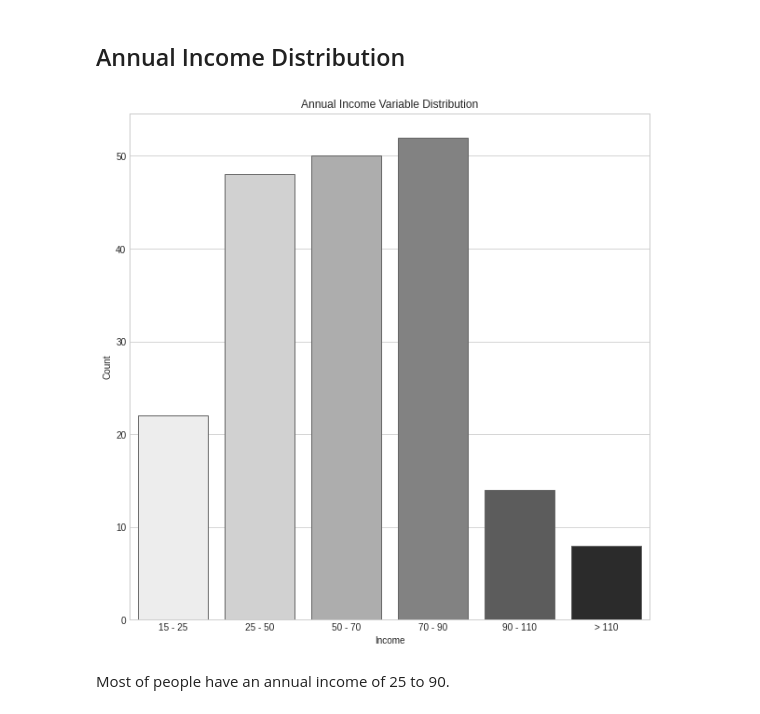
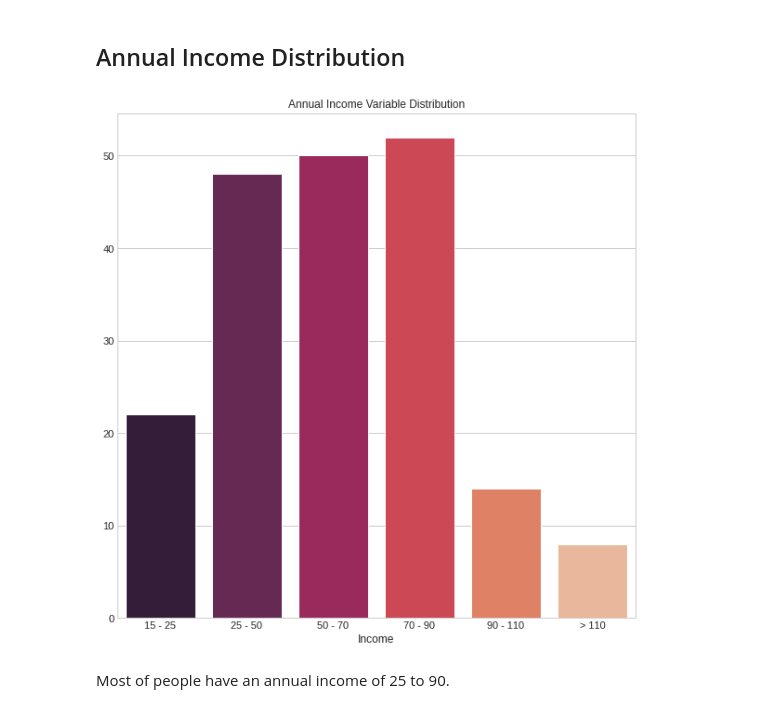
Before and after one commit to MatheusRocha0/Customers-Segmentation, a Jupyter notebook: Customers_Segmentation.ipynb, the cells around one changed output. Cells and saved outputs as stored; diff of their text form; code cells hidden in the pictures.

```diff
--- a/Customers_Segmentation.ipynb
+++ b/Customers_Segmentation.ipynb
@@ -38,0 +29,4 @@ data.head()
+# %%
+url = "https://github.com/MatheusRocha0/Customers-Segmentation/raw/main/Mall_Customers.csv"
+data = pd.read_csv(url)
+data.head()
@@ -55,0 +74,2 @@ data.drop_duplicates(inplace = True)
+# %%
+data.drop("CustomerID", axis = 1, inplace = True)
@@ -55,0 +78,9 @@ data.drop_duplicates(inplace = True)
+# %%
+new_names = [
+"gender",
+"age",
+"ai",
+"sc"
+]
+
+data.columns = new_names
@@ -173,29 +199,28 @@ Most of people are between 25 and 50 years old. Probably this bar is composed ma
 # %% [markdown]
 ## Annual Income Distribution
 # %%
-ai15_25 = len(data["Annual Income (k$)"].loc[data["Annual Income (k$)"] < 25])
-ai25_50 = len(data["Annual Income (k$)"].loc[(data["Annual Income (k$)"] > 25) & (data["Annual Income (k$)"] < 50)])
-ai50_70 = len(data["Annual Income (k$)"].loc[(data["Annual Income (k$)"] > 50) & (data["Annual Income (k$)"] < 70)])
-ai70_90 = len(data["Annual Income (k$)"].loc[(data["Annual Income (k$)"] > 70) & (data["Annual Income (k$)"] < 90)])
-ai90_110 = len(data["Annual Income (k$)"].loc[(data["Annual Income (k$)"] > 90) & (data["Annual Income (k$)"] < 110)])
-ai_others = len(data["Annual Income (k$)"].loc[(data["Annual Income (k$)"] > 110)])
+ai15_25 = len(data["ai"].loc[data["ai"] < 25])
+ai25_50 = len(data["ai"].loc[(data["ai"] > 25) & (data["ai"] < 50)])
+ai50_70 = len(data["ai"].loc[(data["ai"] > 50) & (data["ai"] < 70)])
+ai70_90 = len(data["ai"].loc[(data["ai"] > 70) & (data["ai"] < 90)])
+ai90_110 = len(data["ai"].loc[(data["ai"] > 90) & (data["ai"] < 110)])
+ai_others = len(data["ai"].loc[(data["ai"] > 110)])
 
 labels = [
 "15 - 25", "25 - 50", "50 - 70", "70 - 90", "90 - 110", "> 110"
 ]
 
 values = [
 ai15_25, ai25_50, ai50_70, ai70_90, ai90_110, ai_others
 ]
 
-plt.figure(figsize = (10, 10))
-sb.barplot(x = labels, y = values, palette = "Greys", edgecolor = ".4")
+sb.barplot(x = labels, y = values)
 plt.title("Annual Income Variable Distribution")
 plt.xlabel("Income")
-plt.ylabel("Count")
+plt.ylabel("")
 plt.show()
 # %% [output]
-[figure, old version]
+[figure, new version]
 # %% [markdown]
 Most of people have an annual income of 25 to 90.
 # %% [markdown]
```
Also changed, not shown: parts of 51 cells of this notebook.
